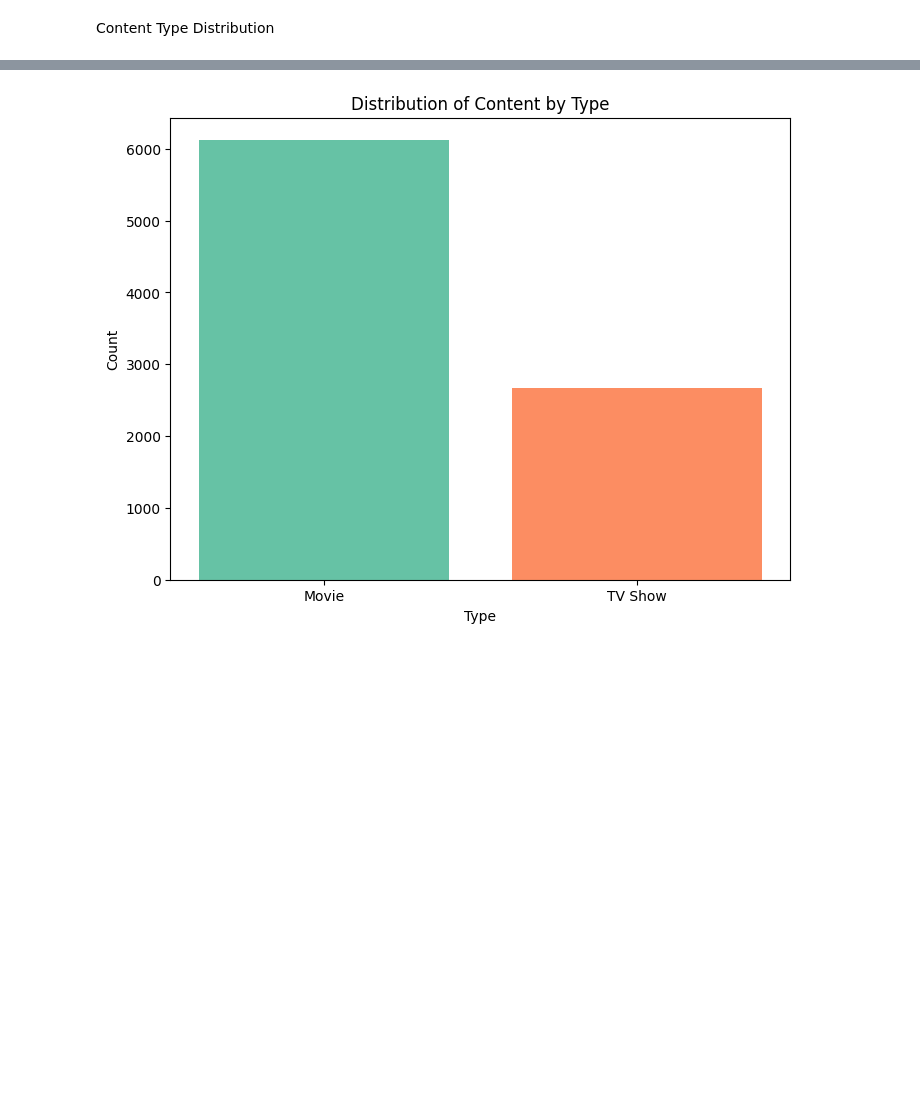
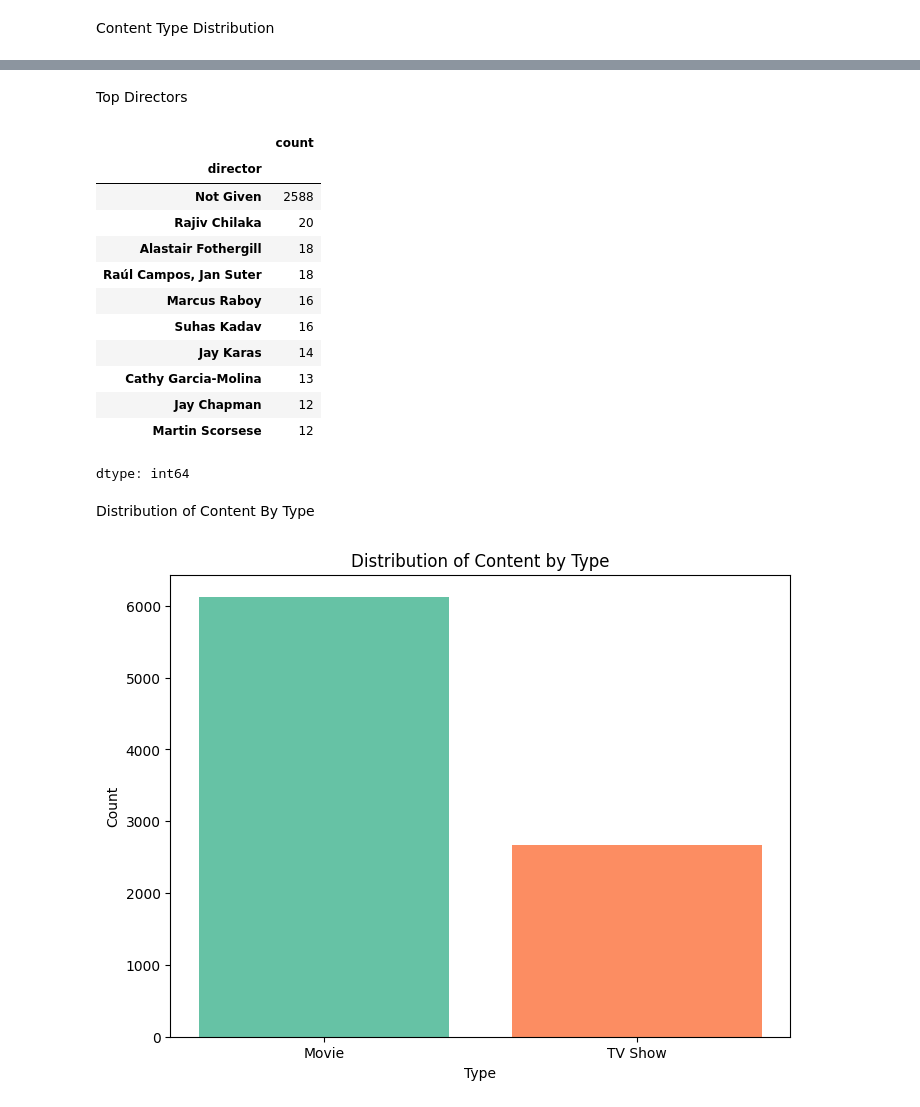
Before and after one commit to test-tlib/UMAM-DS-INTERN-PROJECTS, a Jupyter notebook: UMAM_Netflix_Data_(project_1)_.ipynb, the cells around one changed output, grey strips where cells are left out. Cells and saved outputs as stored; diff of their text form; code cells hidden in the pictures; blank space fills up the shorter version.

```diff
--- a/UMAM_Netflix_Data_(project_1)_.ipynb
+++ b/UMAM_Netflix_Data_(project_1)_.ipynb
@@ -93,3 +133,24 @@ Content Type Distribution
+# %% [markdown]
+ Top Directors
+# %%
+
+data['director'].value_counts().head(10)
+# %% [output]
+|  | count |
+| director |  |
+| Not Given | 2588 |
+| Rajiv Chilaka | 20 |
+| Alastair Fothergill | 18 |
+| Raúl Campos, Jan Suter | 18 |
+| Marcus Raboy | 16 |
+| Suhas Kadav | 16 |
+| Jay Karas | 14 |
+| Cathy Garcia-Molina | 13 |
+| Jay Chapman | 12 |
+| Martin Scorsese | 12 |
+dtype: int64
+# %% [markdown]
+Distribution of Content By Type
 # %%
 
 type_counts = data['type'].value_counts()
```
Also changed, not shown: parts of 7 cells of this notebook.
